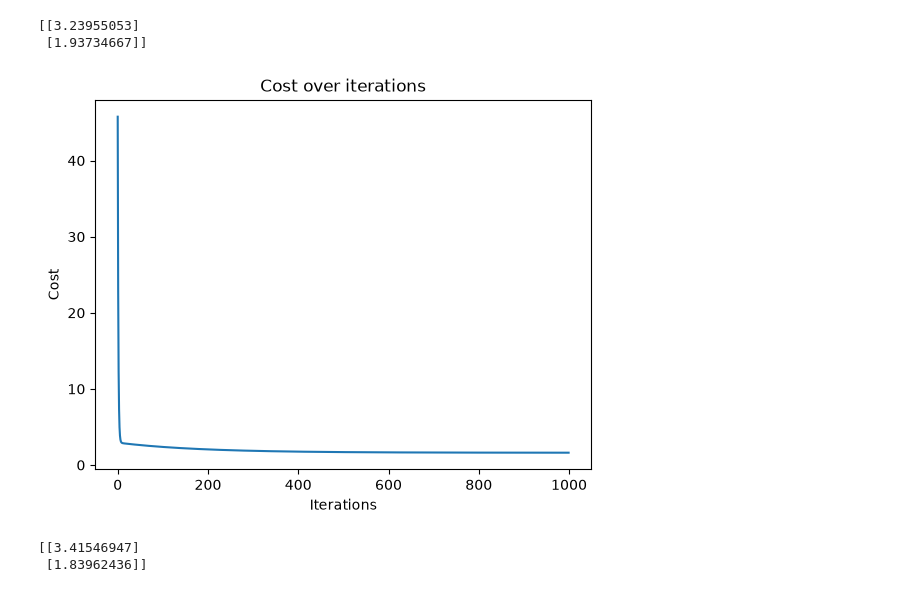
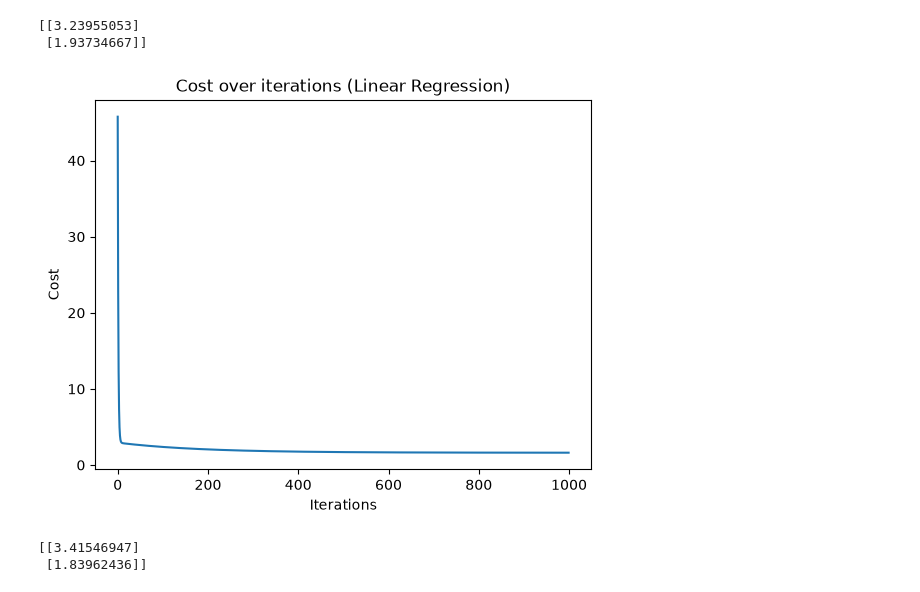
Before and after one commit to Jasurbek16/Learn-ML, a Jupyter notebook: linear-regression.ipynb, the cells around one changed output. Saved outputs shown, nothing was run; the diff lists cells and outputs as text; code cells hidden in the pictures.

```diff
--- a/linear-regression.ipynb
+++ b/linear-regression.ipynb
@@ -17,7 +17,7 @@ plt.show()
 # %% [output]
 [figure]
 # %%
-def cost_func(X, y, theta):
+def cost_func_linear(X, y, theta):
     X_b = np.c_[np.ones((len(X), 1)), X] # add bias term
     Y_pred = np.matmul(X_b, theta) # predicted values
     m = len(y) # number of training examples
@@ -29,7 +29,7 @@ print(cost_func(X, y, theta))
 # %% [output]
 94.4599134069454
 # %%
-def gradient_descent(X, y, theta, learning_rate, iterations):
+def gradient_descent_linear(X, y, theta, learning_rate, iterations):
     m = len(y)
     X_b = np.c_[np.ones((len(X), 1)), X]
     cost_history = [] # for storing cost at each iteration
@@ -37,13 +37,13 @@ def gradient_descent(X, y, theta, learning_rate, iterations):
     for i in range(iterations):
         Y_pred = np.matmul(X_b, theta)
         theta = theta - learning_rate * (1/m) * np.matmul(X_b.T, (Y_pred-y)) # update theta in each iteration
-        cost_history.append(cost_func(X, y, theta))
+        cost_history.append(cost_func_linear(X, y, theta))
 
     return theta, cost_history
 # %%
 
 theta = np.zeros((2, 1))
-theta, cost_history = gradient_descent(X, y, theta, learning_rate=0.01, iterations=1000)
+theta, cost_history = gradient_descent_linear(X, y, theta, learning_rate=0.01, iterations=1000)
 print(theta)
 # %% [output]
 [[3.23955053]
@@ -51,11 +51,11 @@ print(theta)
 # %%
 plt.plot(cost_history)
 plt.xlabel("Iterations")
 plt.ylabel("Cost")
-plt.title("Cost over iterations")
+plt.title("Cost over iterations (Linear Regression)")
 plt.show()
 # %% [output]
-[figure, old version]
+[figure, new version]
 # %%
 def stochastic_gradient_descent(X, y, theta, learning_rate, iterations):
     m = len(y)
```
Also changed, not shown: parts of 2 cells of this notebook, 1 other file.
